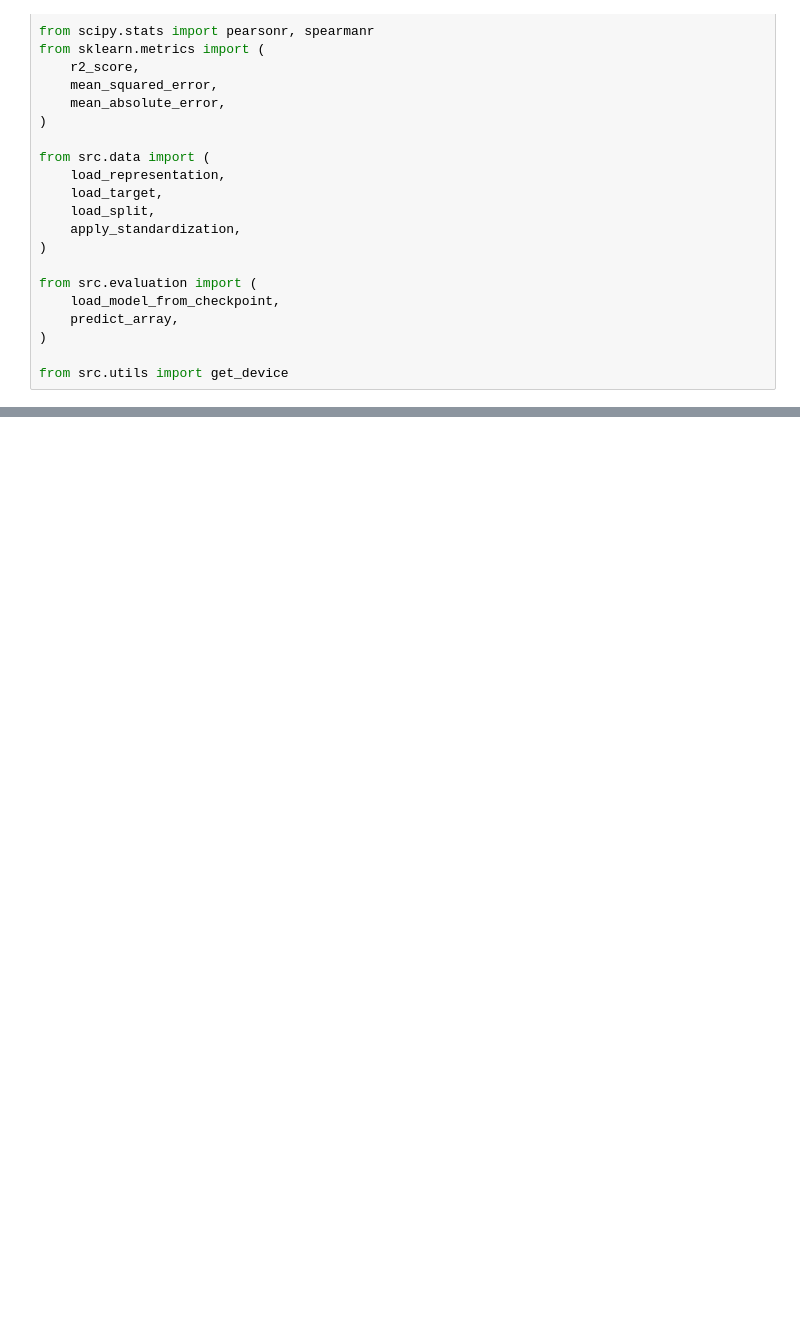
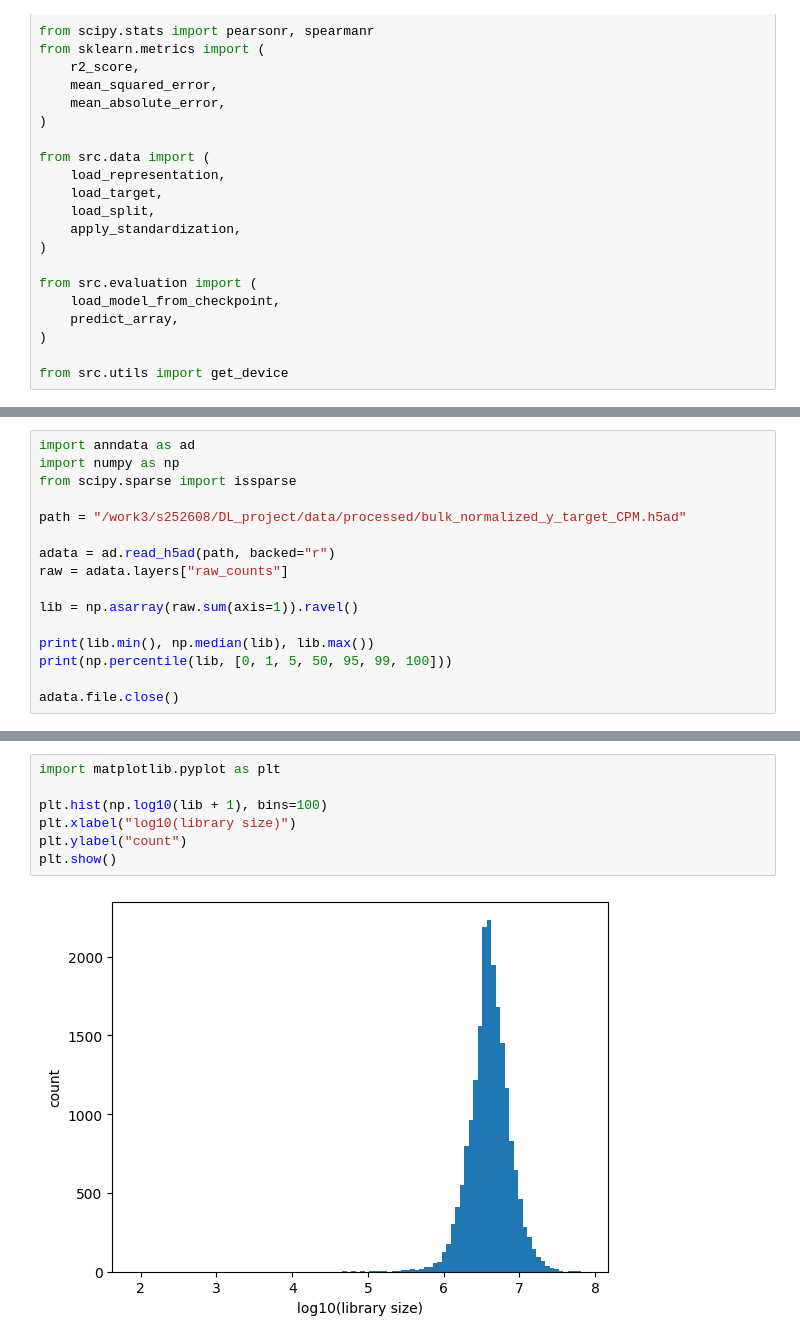
Before and after one commit to magordin/DL_project, a Jupyter notebook: notebooks/computing_Rpearson.ipynb, the cells around one changed output, grey strips where cells are left out. Saved outputs shown, nothing was run; the diff lists cells and outputs as text; blank space fills up the shorter version.

```diff
--- a/notebooks/computing_Rpearson.ipynb
+++ b/notebooks/computing_Rpearson.ipynb
@@ -89,0 +303,16 @@ pearson_table
+# %%
+import anndata as ad
+import numpy as np
+from scipy.sparse import issparse
+
+path = "/work3/s252608/DL_project/data/processed/bulk_normalized_y_target_CPM.h5ad"
+
+adata = ad.read_h5ad(path, backed="r")
+raw = adata.layers["raw_counts"]
+
+lib = np.asarray(raw.sum(axis=1)).ravel()
+
+print(lib.min(), np.median(lib), lib.max())
+print(np.percentile(lib, [0, 1, 5, 50, 95, 99, 100]))
+
+adata.file.close()
@@ -89,0 +343,9 @@ pearson_table
+# %%
+import matplotlib.pyplot as plt
+
+plt.hist(np.log10(lib + 1), bins=100)
+plt.xlabel("log10(library size)")
+plt.ylabel("count")
+plt.show()
+# %% [output]
+[figure, added]
```
Also changed, not shown: parts of 13 cells of this notebook, 8 other files.
